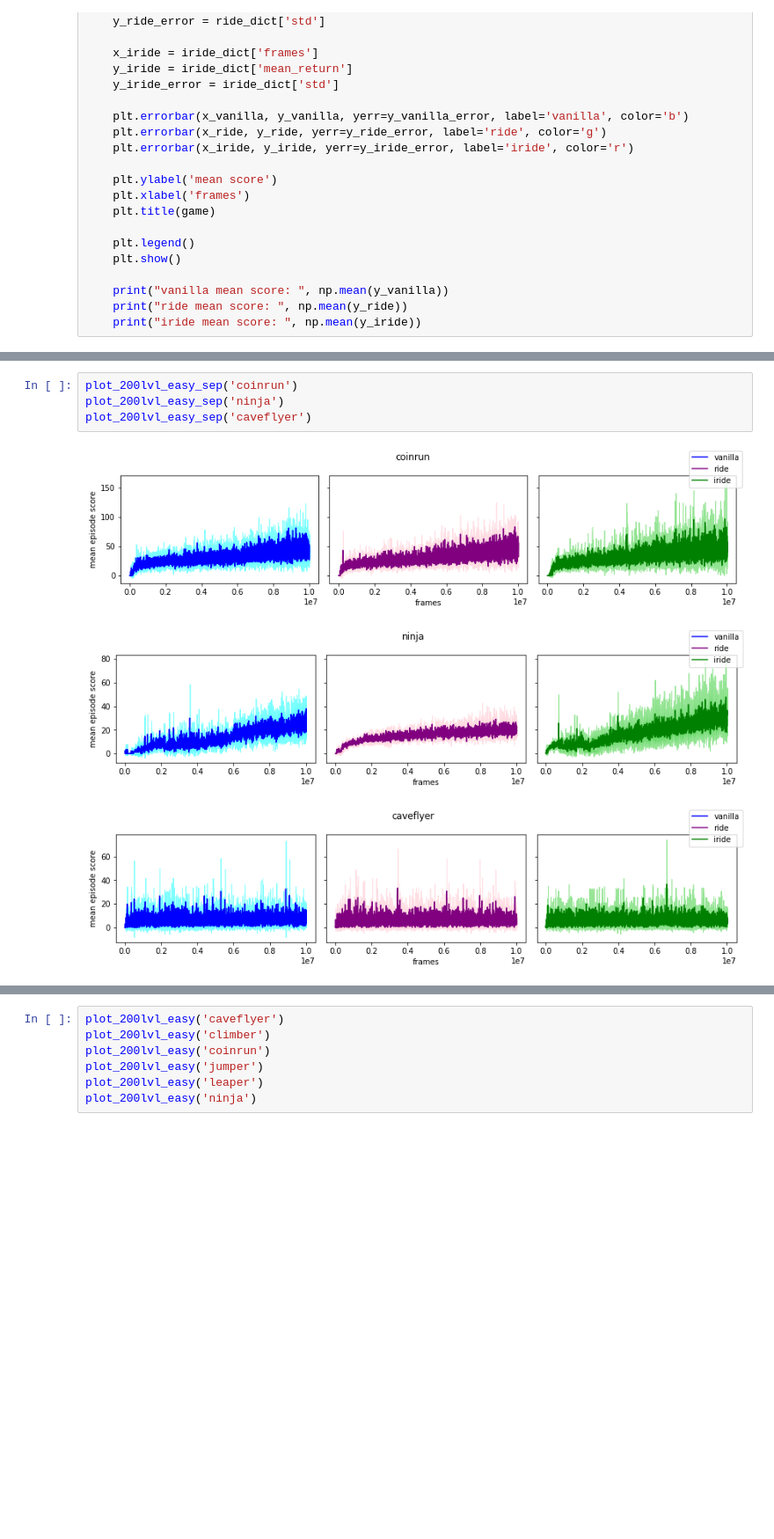
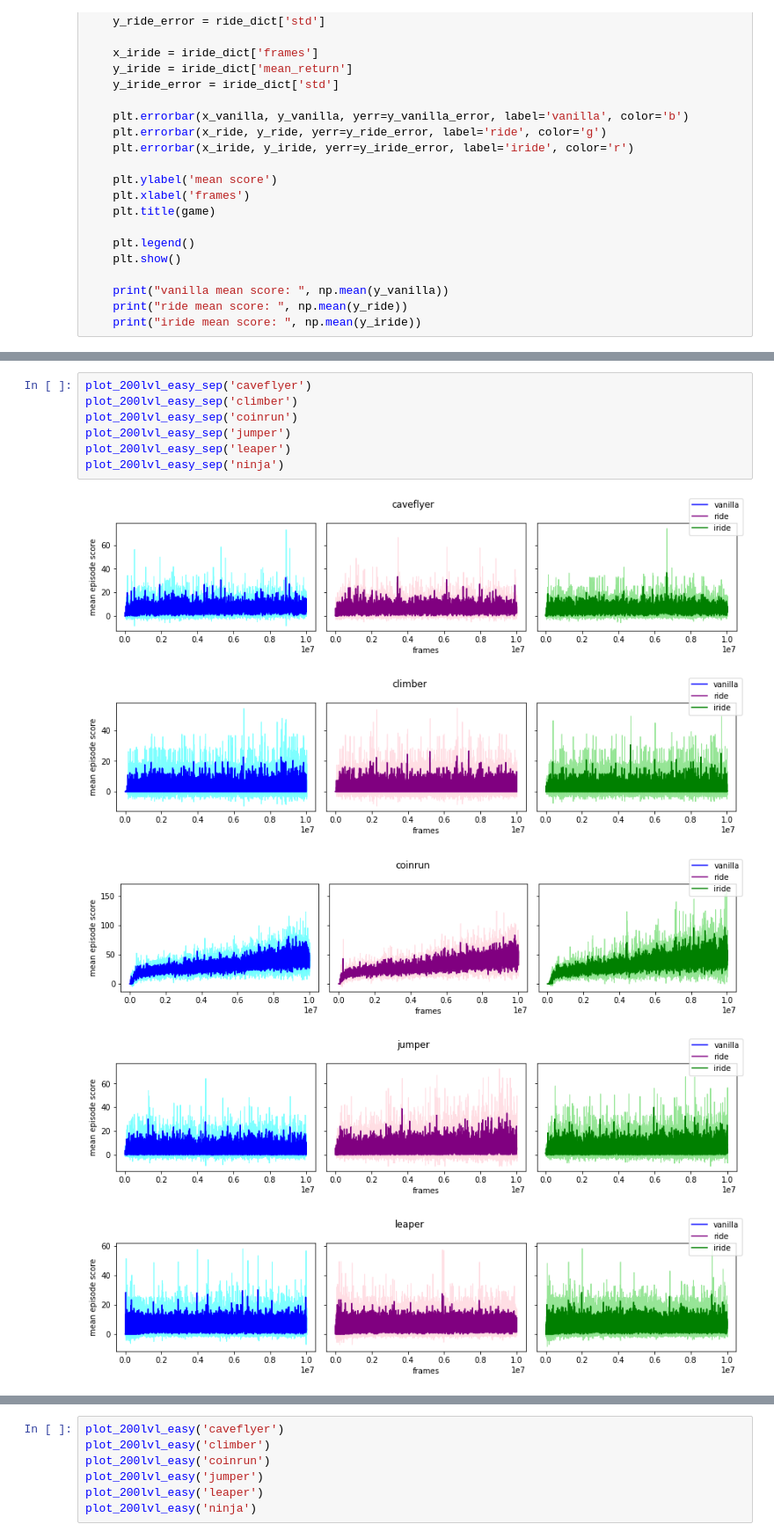
Before and after one commit to shizhec/Indicated-Impact-Driven-Exploration, a Jupyter notebook: plot.ipynb, the cells around one changed output, grey strips where cells are left out. Shown at 88% size. Cells and saved outputs as stored; diff of their text form; blank space fills up the shorter version.

```diff
--- a/plot.ipynb
+++ b/plot.ipynb
@@ -411,9 +419,14 @@ def plot_200lvl_easy_sep(game):
     plt.show()
-# %%
-plot_200lvl_easy_sep('coinrun')
-plot_200lvl_easy_sep('ninja')
-plot_200lvl_easy_sep('caveflyer')
-# %% [output]
-[figure, removed]
-[figure, removed]
-[figure, removed]
+# %%
+plot_200lvl_easy_sep('caveflyer')
+plot_200lvl_easy_sep('climber')
+plot_200lvl_easy_sep('coinrun')
+plot_200lvl_easy_sep('jumper')
+plot_200lvl_easy_sep('leaper')
+plot_200lvl_easy_sep('ninja')
+# %% [output]
+[figure, added]
+[figure, added]
+[figure, added]
+[figure, added]
+[figure, added]
```
Also changed, not shown: parts of 5 cells of this notebook, 12 other files.
